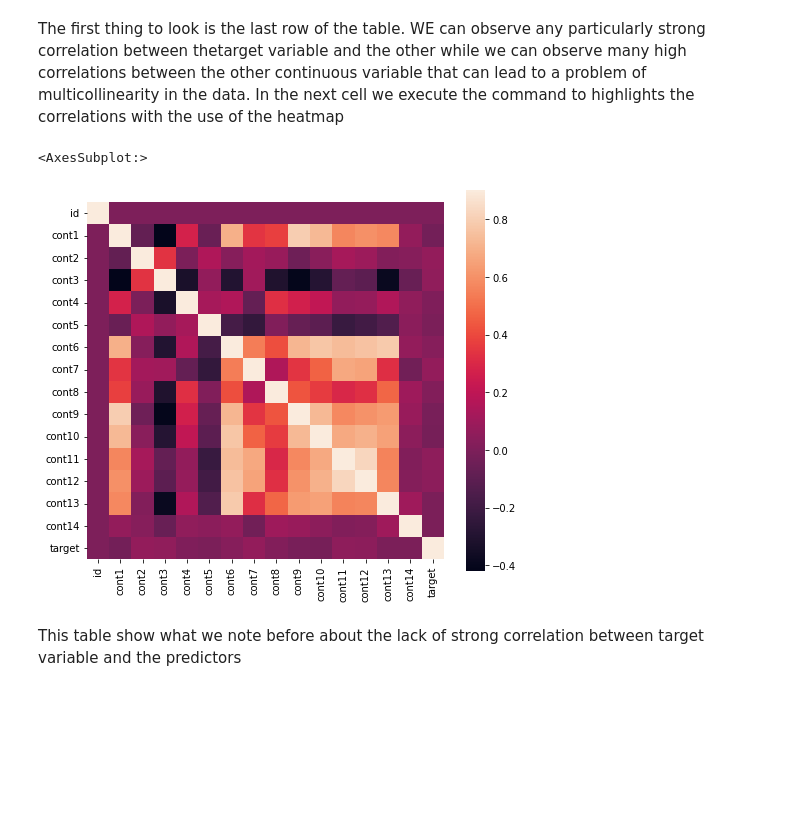
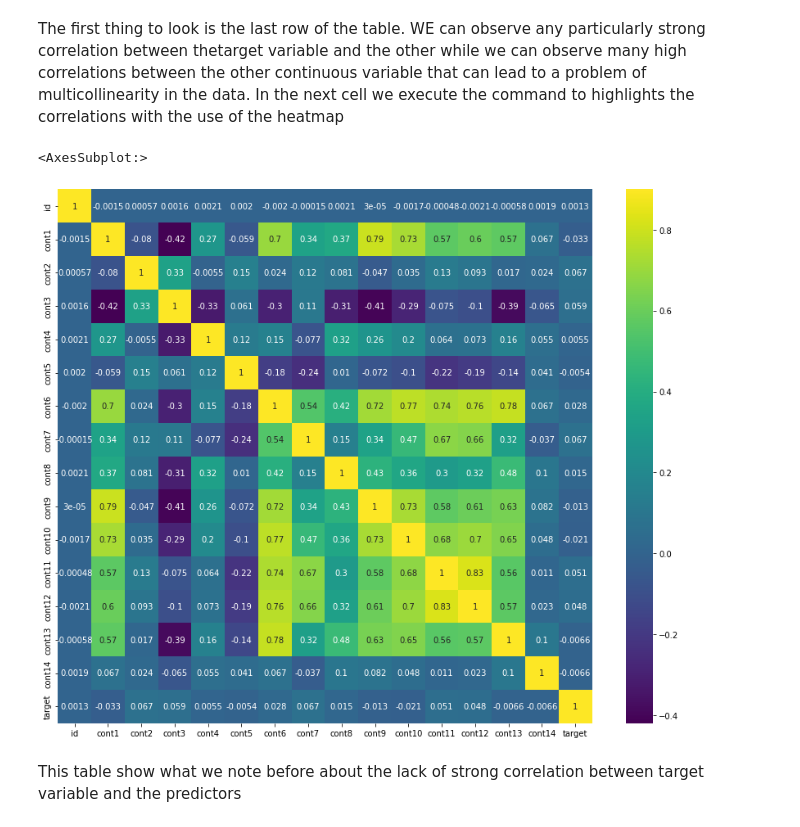
Before and after one commit to dango80/My-approach-to-a-Regression-problem, a Jupyter notebook: my-approach-to-a-tabular-regression-problem.ipynb, the cells around one changed output. Saved outputs shown, nothing was run; the diff lists cells and outputs as text; code cells hidden in the pictures; blank space fills up the shorter version.

```diff
--- a/my-approach-to-a-tabular-regression-problem.ipynb
+++ b/my-approach-to-a-tabular-regression-problem.ipynb
@@ -283,11 +283,11 @@ corr.style.background_gradient(cmap="coolwarm").set_precision(2)
 The first thing to look is the last row of the table. WE can observe any particularly strong correlation between thetarget variable and the other while we can observe many high correlations between the other continuous variable that can lead to a problem of multicollinearity in the data.
 In the next cell we execute the command to highlights the correlations with the use of the heatmap
 # %%
-plt.subplots(figsize=(8,7))
-sns.heatmap(train.corr(),vmax=0.9,square =True)
+plt.subplots(figsize=(15,12))
+sns.heatmap(train.corr(),vmax=0.9,cmap="viridis",annot=True, square =True)
 # %% [output]
 <AxesSubplot:>
-[figure, old version]
+[figure, new version]
 # %% [markdown]
 This table show what we note before about the lack of strong correlation between target variable and the predictors
 # %%
```
Also changed, not shown: parts of 4 cells of this notebook.
